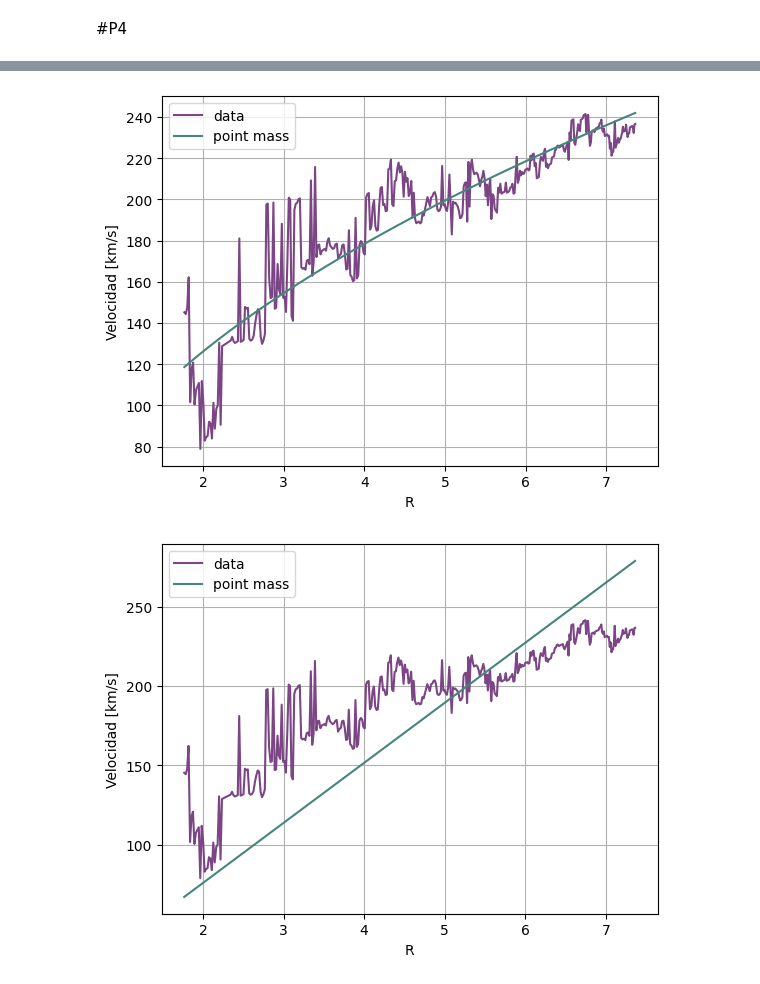
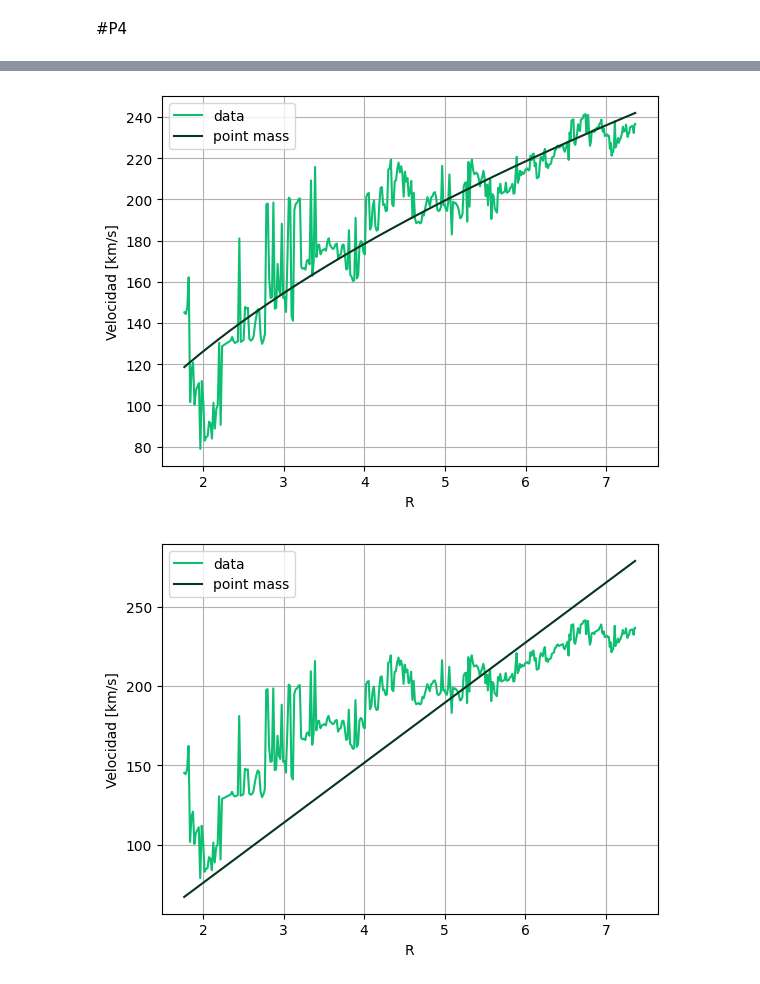
Before and after one commit to conichito/AS3201, a Jupyter notebook: Tarea 2/Tarea_2.ipynb, the cells around one changed output, grey strips where cells are left out. Cells and saved outputs as stored; diff of their text form; code cells hidden in the pictures.

```diff
--- a/Tarea 2/Tarea_2.ipynb
+++ b/Tarea 2/Tarea_2.ipynb
@@ -240,31 +240,31 @@ plt.show()
 # %%
 # Gráfico para disco uniforme
 
 disk, covdisk = curve_fit(disco, R, vR)
 
-plt.plot(R, vR, '#7C4585', label='data')
-plt.plot(R, disco(R, disk[0]), '#45857c', label='point mass')
+plt.plot(R, vR, '#0cbf71', label='data')
+plt.plot(R, disco(R, disk[0]), '#04351f', label='point mass')
 plt.xlabel('R')
 plt.ylabel('Velocidad [km/s]')
 plt.grid()
 plt.legend()
 plt.show()
 # %% [output]
-[figure, old version]
+[figure, new version]
 # %%
 # Gráfico para esfera uniforme
 
 sphere, covsphere = curve_fit(esfera, R, vR)
 
-plt.plot(R, vR, '#7C4585', label='data')
-plt.plot(R, esfera(R, sphere[0]), '#45857c', label='point mass')
+plt.plot(R, vR, '#0cbf71', label='data')
+plt.plot(R, esfera(R, sphere[0]), '#04351f', label='point mass')
 plt.xlabel('R')
 plt.ylabel('Velocidad [km/s]')
 plt.grid()
 plt.legend()
 plt.show()
 # %% [output]
-[figure, old version]
+[figure, new version]
 # %%
 # Gráfico para masa puntual + esfera uniforme
 
```
Also changed, not shown: parts of 10 cells of this notebook.
